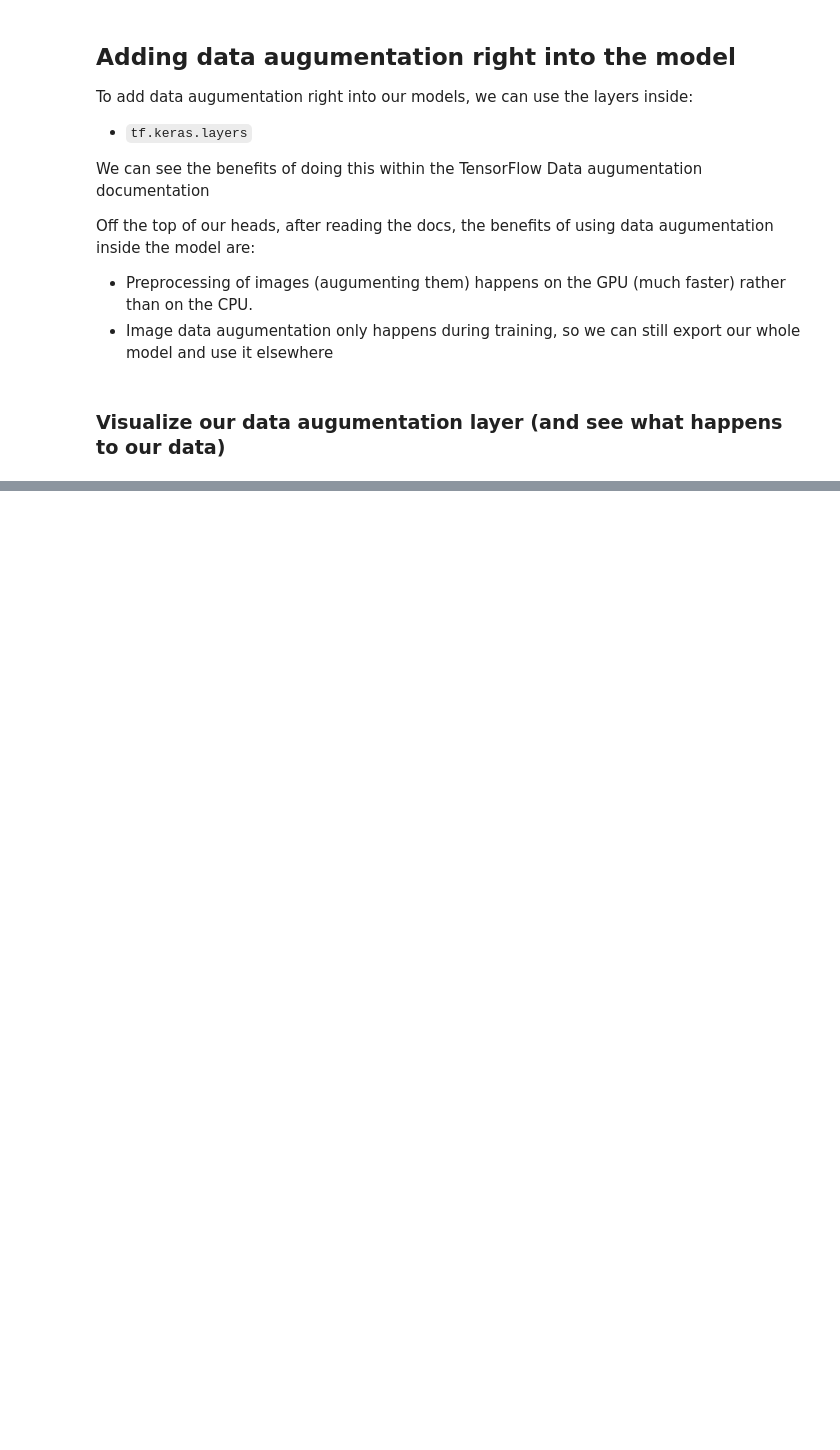
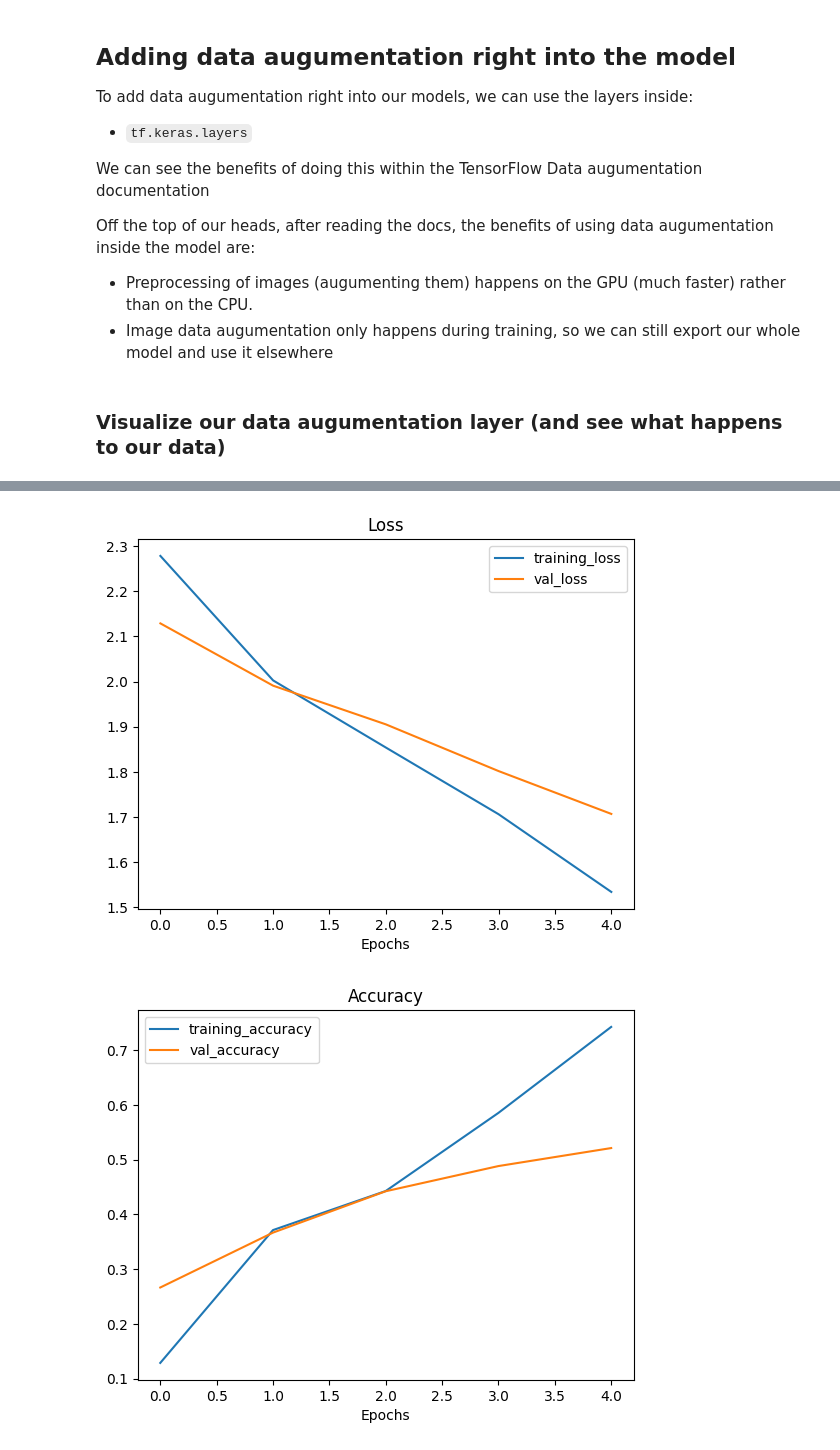
Before and after one commit to pformela/ztm-tensorflow, a Jupyter notebook: 05-transfer-learning/05_transfer_learning_in_tensorflow_part_2_fine_tuning.ipynb, the cells around one changed output, grey strips where cells are left out. Saved outputs shown, nothing was run; the diff lists cells and outputs as text; code cells hidden in the pictures; blank space fills up the shorter version.

Commit message:
started training efficientnet models on 1 and 10% of the data with data augumentation

```diff
--- a/05-transfer-learning/05_transfer_learning_in_tensorflow_part_2_fine_tuning.ipynb
+++ b/05-transfer-learning/05_transfer_learning_in_tensorflow_part_2_fine_tuning.ipynb
@@ -410,0 +413,37 @@ plt.axis(False);
+# %%
+# Setup the input shape and base model, freezing the base model laeyrs
+input_shape = (224, 224, 3)
+base_model = tf.keras.applications.EfficientNetB0(include_top=False)
+base_model.trainable = False
+
+# Create input layer
+inputs = tf.keras.layers.Input(shape=input_shape, name="input_layer")
+
+# Add in data augumentation Sequential model as a layer
+x = data_augumentation(inputs)
+
+# Give base_model the inputs (after augumentation) and don't train it
+x = base_model(x, training=False)
+
+# Pool output features of the base model
+x = tf.keras.layers.GlobalAveragePooling2D(name="global_average_pooling_layer")(x)
+
+# Put a dense layer on as the output
+outputs = tf.keras.layers.Dense(10, activation="softmax", name="output_layer")(x)
+
+# Make a model using the inputs and outputs
+model_1 = tf.keras.Model(inputs, outputs)
+
+# Compile the model
+model_1.compile(loss=tf.keras.losses.CategoricalCrossentropy(),
+                optimizer=tf.keras.optimizers.Adam(),
+                metrics=["accuracy"])
+# %%
+# Fit the model
+history_1_percent = model_1.fit(train_data_1_percent,
+                                steps_per_epoch=len(train_data_1_percent),
+                                epochs=5,
+                                validation_data=test_data,
+                                validation_steps=int(0.25 * len(test_data)),
+                                callbacks=[create_tensorboard_callback(dir_name="transfer_learning",
+                                                                      experiment_name="1_percent_data_aug")])
@@ -410,0 +490,6 @@ plt.axis(False);
+# %%
+# How does the model with 1% of the train data go with data augumentation
+plot_loss_curves(history_1_percent)
+# %% [output]
+[figure, added]
+[figure, added]
```
Also changed, not shown: parts of 22 cells of this notebook.
